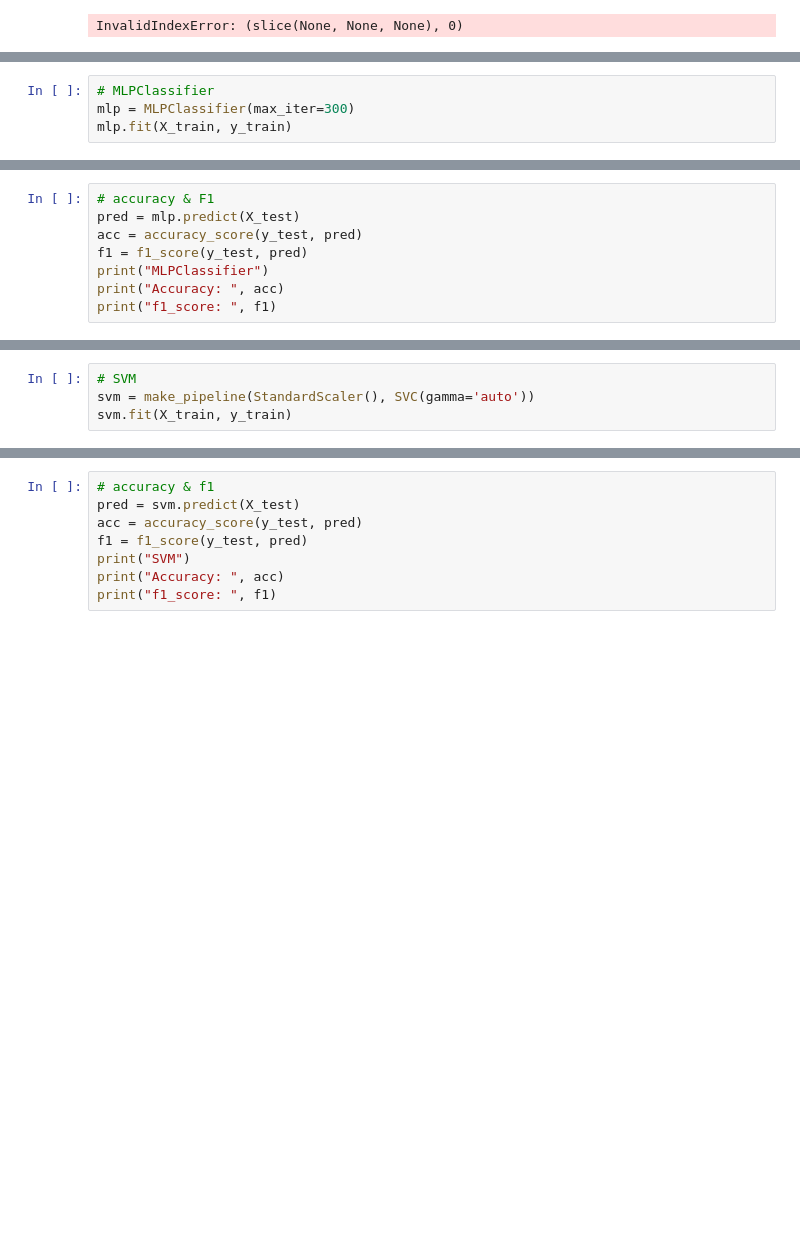
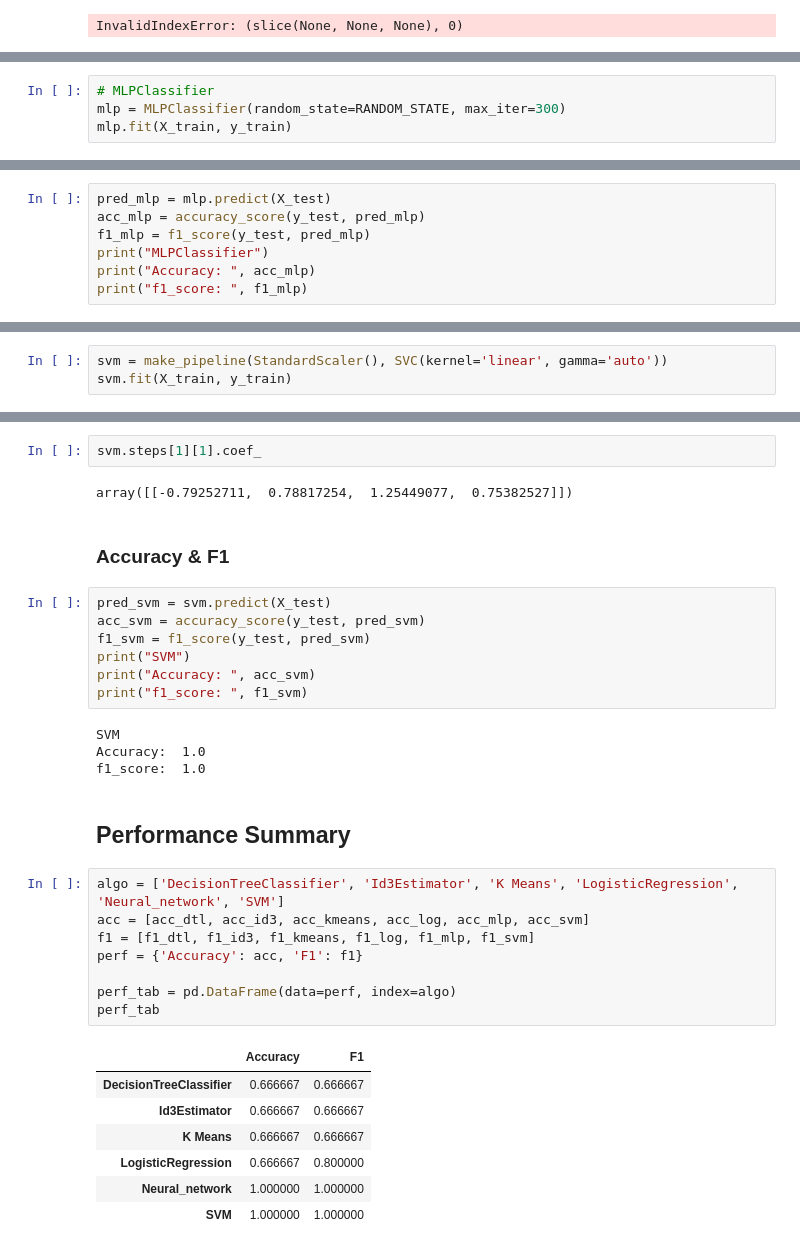
Before and after one commit to rayfazt/tucil1-ml, a Jupyter notebook: tennis.ipynb, the cells around one changed output, grey strips where cells are left out. Cells and saved outputs as stored; diff of their text form; blank space fills up the shorter version.

Commit message:
todo: id3 tree, cluster, explain

```diff
--- a/tennis.ipynb
+++ b/tennis.ipynb
@@ -259,4 +279,4 @@ print("f1_score: ", f1)
 # %%
 # MLPClassifier
-mlp = MLPClassifier(max_iter=300)
+mlp = MLPClassifier(random_state=RANDOM_STATE, max_iter=300)
 mlp.fit(X_train, y_train)
@@ -263,8 +309,7 @@ mlp.fit(X_train, y_train)
 # %%
-# accuracy & F1
-pred = mlp.predict(X_test)
-acc = accuracy_score(y_test, pred)
-f1 = f1_score(y_test, pred)
+pred_mlp = mlp.predict(X_test)
+acc_mlp = accuracy_score(y_test, pred_mlp)
+f1_mlp = f1_score(y_test, pred_mlp)
 print("MLPClassifier")
-print("Accuracy: ", acc)
-print("f1_score: ", f1)
+print("Accuracy: ", acc_mlp)
+print("f1_score: ", f1_mlp)
@@ -271,4 +322,3 @@ print("f1_score: ", f1)
 # %%
-# SVM
-svm = make_pipeline(StandardScaler(), SVC(gamma='auto'))
+svm = make_pipeline(StandardScaler(), SVC(kernel='linear', gamma='auto'))
 svm.fit(X_train, y_train)
@@ -275,8 +330,35 @@ svm.fit(X_train, y_train)
+# %%
+svm.steps[1][1].coef_
+# %% [output]
+array([[-0.79252711,  0.78817254,  1.25449077,  0.75382527]])
+# %% [markdown]
+### Accuracy & F1
 # %%
-# accuracy & f1
-pred = svm.predict(X_test)
-acc = accuracy_score(y_test, pred)
-f1 = f1_score(y_test, pred)
+pred_svm = svm.predict(X_test)
+acc_svm = accuracy_score(y_test, pred_svm)
+f1_svm = f1_score(y_test, pred_svm)
 print("SVM")
-print("Accuracy: ", acc)
-print("f1_score: ", f1)
+print("Accuracy: ", acc_svm)
+print("f1_score: ", f1_svm)
+# %% [output]
+SVM
+Accuracy:  1.0
+f1_score:  1.0
+# %% [markdown]
+## Performance Summary
+# %%
+algo = ['DecisionTreeClassifier', 'Id3Estimator', 'K Means', 'LogisticRegression', 'Neural_network', 'SVM']
+acc = [acc_dtl, acc_id3, acc_kmeans, acc_log, acc_mlp, acc_svm]
+f1 = [f1_dtl, f1_id3, f1_kmeans, f1_log, f1_mlp, f1_svm]
+perf = {'Accuracy': acc, 'F1': f1}
+
+perf_tab = pd.DataFrame(data=perf, index=algo)
+perf_tab
+# %% [output]
+|  | Accuracy | F1 |
+| DecisionTreeClassifier | 0.666667 | 0.666667 |
+| Id3Estimator | 0.666667 | 0.666667 |
+| K Means | 0.666667 | 0.666667 |
+| LogisticRegression | 0.666667 | 0.800000 |
+| Neural_network | 1.000000 | 1.000000 |
+| SVM | 1.000000 | 1.000000 |
```
Also changed, not shown: parts of 21 cells of this notebook.
